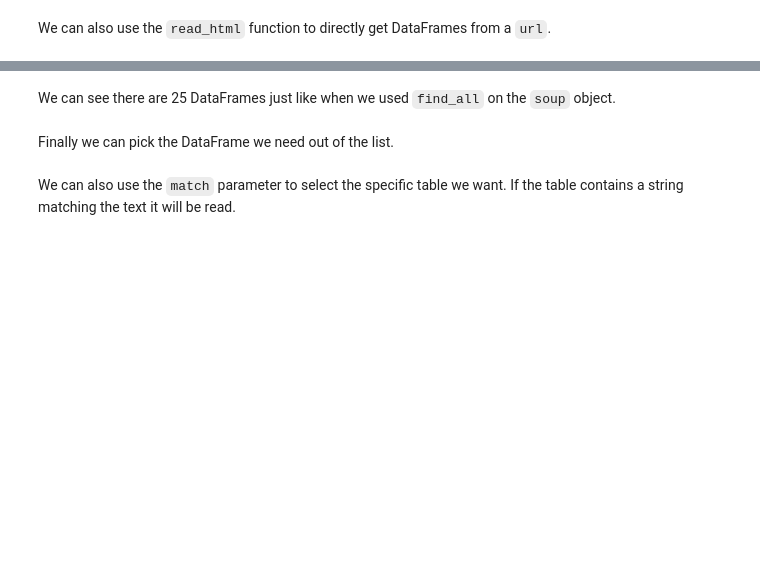
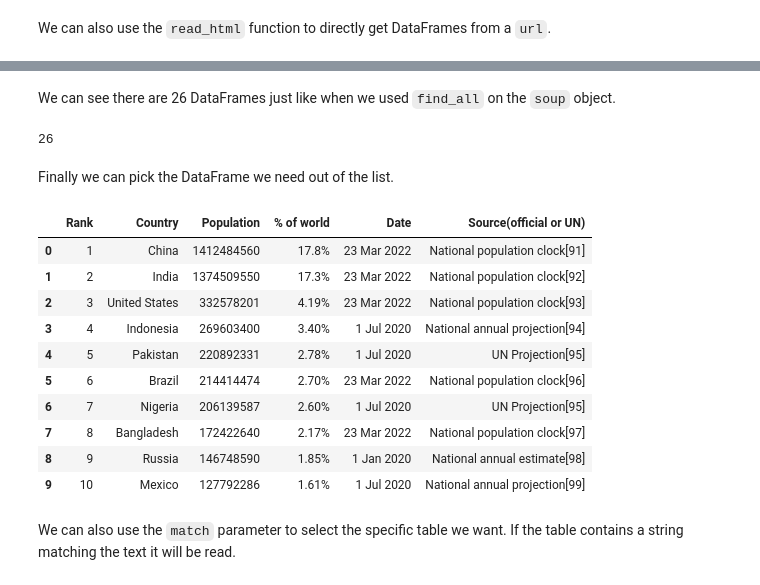
Before and after one commit to vanloc1808/coursera-ibm-data-science-professional-certificate, a Jupyter notebook: Course04.Python-for-Data-Science-AI-and-Development/Week05.APIs-and-Data-Collection/02.REST-APIs-Webscraping-and-Working-with-Files/WebScraping_Review_Lab.ipynb, the cells around one changed output, grey strips where cells are left out. Drawn from its saved outputs; the diff is of its cells as text; code cells hidden in the pictures; blank space fills up the shorter version.

```diff
--- a/Course04.Python-for-Data-Science-AI-and-Development/Week05.APIs-and-Data-Collection/02.REST-APIs-Webscraping-and-Working-with-Files/WebScraping_Review_Lab.ipynb
+++ b/Course04.Python-for-Data-Science-AI-and-Development/Week05.APIs-and-Data-Collection/02.REST-APIs-Webscraping-and-Working-with-Files/WebScraping_Review_Lab.ipynb
@@ -441,2 +724,5 @@ Before proceeding to scrape a web site, you need to examine the contents, and th
+# %%
+#The below url contains html tables with data about world population.
+url = 'https://en.wikipedia.org/wiki/World_population'
 # %% [markdown]
 Before proceeding to scrape a web site, you need to examine the contents, and the way data is organized on the website. Open the above url in your browser and check the tables on the webpage.
@@ -458,3 +857,6 @@ The function `read_html` always returns a list of DataFrames so we must pick the
 ## Scrape data from HTML tables into a DataFrame using read_html
 # %% [markdown]
 We can also use the `read_html` function to directly get DataFrames from a `url`.
+# %%
+dataframe_list = pd.read_html(url,flavor='bs4')
+dataframe_list
@@ -461,6 +881,24 @@ We can also use the `read_html` function to directly get DataFrames from a `url`
 # %% [markdown]
-We can see there are 25 DataFrames just like when we used `find_all` on the `soup` object.
+We can see there are 26 DataFrames just like when we used `find_all` on the `soup` object.
+# %%
+len(dataframe_list)
+# %% [output]
+26
 # %% [markdown]
 Finally we can pick the DataFrame we need out of the list.
+# %%
+dataframe_list[4]
+# %% [output]
+|  | Rank | Country | Population | % of world | Date | Source(official or UN) |
+| 0 | 1 | China | 1412484560 | 17.8% | 23 Mar 2022 | National population clock[91] |
+| 1 | 2 | India | 1374509550 | 17.3% | 23 Mar 2022 | National population clock[92] |
+| 2 | 3 | United States | 332578201 | 4.19% | 23 Mar 2022 | National population clock[93] |
+| 3 | 4 | Indonesia | 269603400 | 3.40% | 1 Jul 2020 | National annual projection[94] |
+| 4 | 5 | Pakistan | 220892331 | 2.78% | 1 Jul 2020 | UN Projection[95] |
+| 5 | 6 | Brazil | 214414474 | 2.70% | 23 Mar 2022 | National population clock[96] |
+| 6 | 7 | Nigeria | 206139587 | 2.60% | 1 Jul 2020 | UN Projection[95] |
+| 7 | 8 | Bangladesh | 172422640 | 2.17% | 23 Mar 2022 | National population clock[97] |
+| 8 | 9 | Russia | 146748590 | 1.85% | 1 Jan 2020 | National annual estimate[98] |
+| 9 | 10 | Mexico | 127792286 | 1.61% | 1 Jul 2020 | National annual projection[99] |
 # %% [markdown]
 We can also use the `match` parameter to select the specific table we want. If the table contains a string matching the text it will be read.
```
Also changed, not shown: parts of 59 cells of this notebook.
